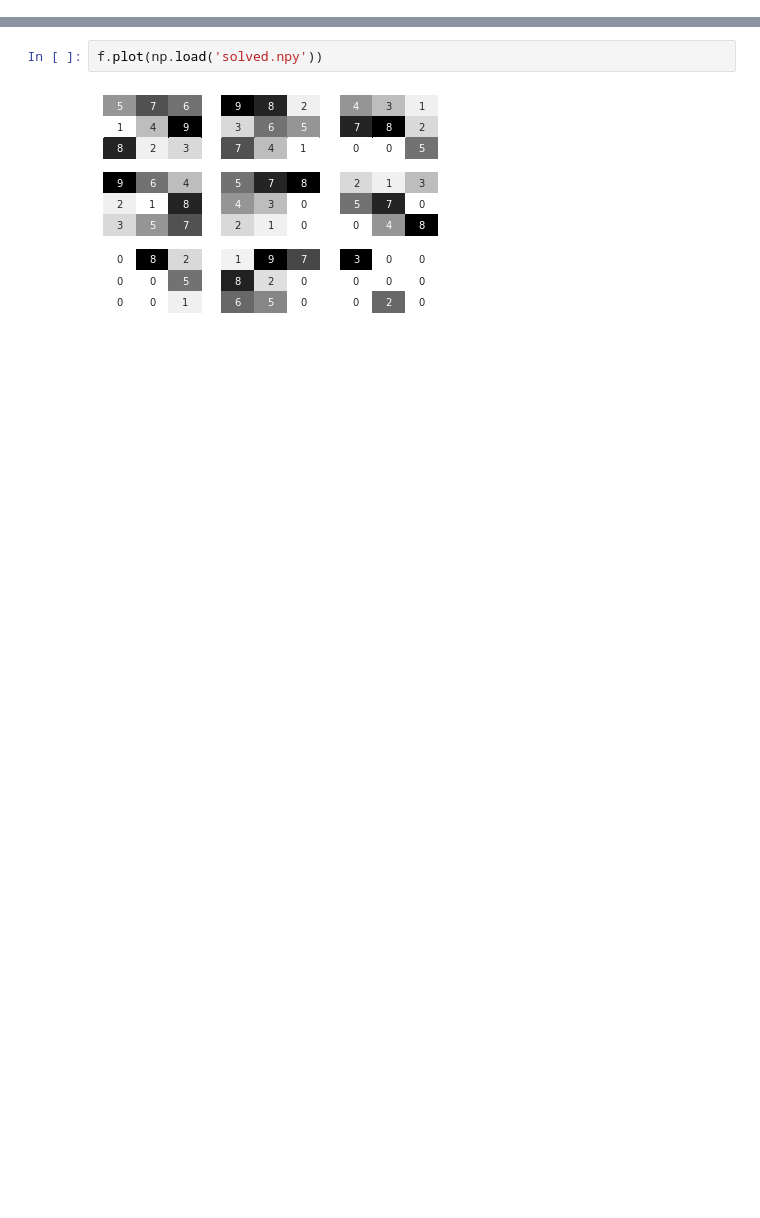
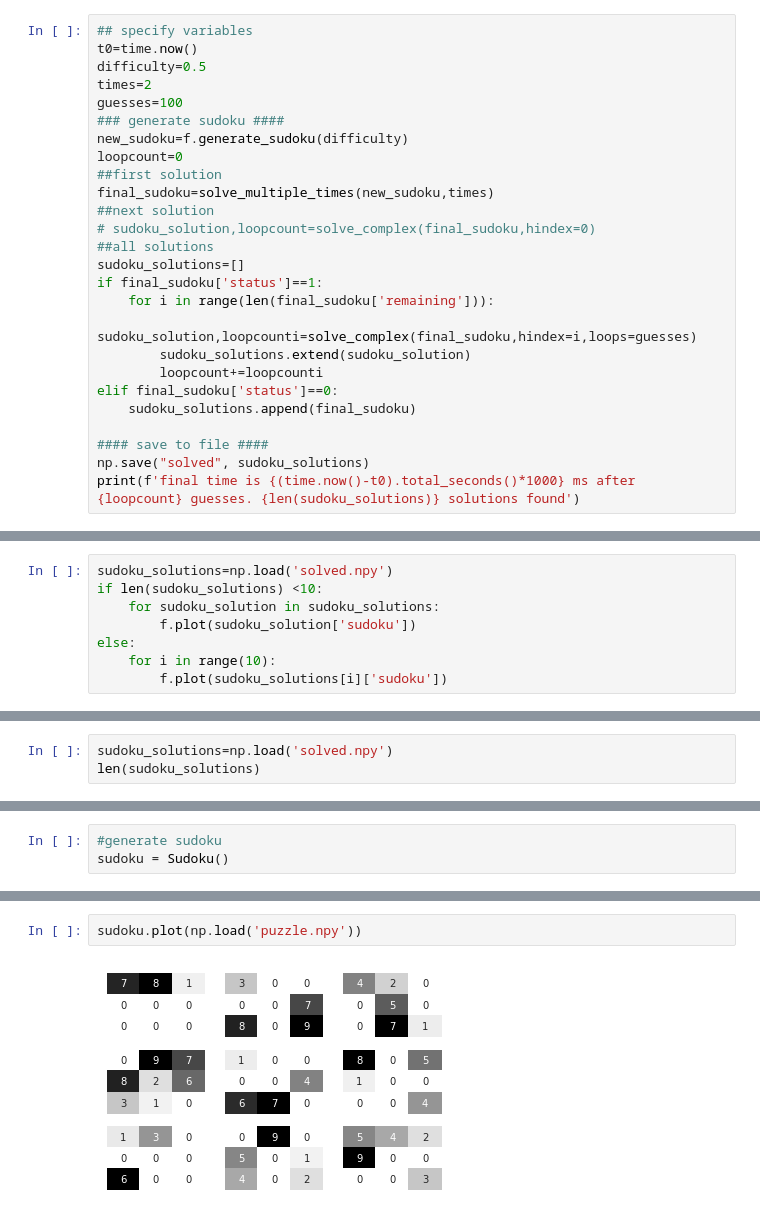
Before and after one commit to thanakijwanavit/sudoku, a Jupyter notebook: solver.ipynb, the cells around one changed output, grey strips where cells are left out. Drawn from its saved outputs; the diff is of its cells as text; blank space fills up the shorter version.

Commit message:
clean up code and make object in the solve.ipynb code

```diff
--- a/solver.ipynb
+++ b/solver.ipynb
@@ -64,0 +69,26 @@ Masked anwser:
+# %%
+## specify variables
+t0=time.now()
+difficulty=0.5
+times=2
+guesses=100
+### generate sudoku ####
+new_sudoku=f.generate_sudoku(difficulty)
+loopcount=0
+##first solution
+final_sudoku=solve_multiple_times(new_sudoku,times)
+##next solution
+# sudoku_solution,loopcount=solve_complex(final_sudoku,hindex=0)
+##all solutions
+sudoku_solutions=[]
+if final_sudoku['status']==1:
+    for i in range(len(final_sudoku['remaining'])):
+        sudoku_solution,loopcounti=solve_complex(final_sudoku,hindex=i,loops=guesses)
+        sudoku_solutions.extend(sudoku_solution)
+        loopcount+=loopcounti
+elif final_sudoku['status']==0:
+    sudoku_solutions.append(final_sudoku)
+
+#### save to file ####
+np.save("solved", sudoku_solutions)
+print(f'final time is {(time.now()-t0).total_seconds()*1000} ms after {loopcount} guesses. {len(sudoku_solutions)} solutions found')
@@ -68,0 +117,8 @@ f.plot(np.load('puzzle.npy'))
+# %%
+sudoku_solutions=np.load('solved.npy')
+if len(sudoku_solutions) <10:
+    for sudoku_solution in sudoku_solutions:
+        f.plot(sudoku_solution['sudoku'])
+else:
+    for i in range(10):
+        f.plot(sudoku_solutions[i]['sudoku'])
@@ -68,0 +129,3 @@ f.plot(np.load('puzzle.npy'))
+# %%
+sudoku_solutions=np.load('solved.npy')
+len(sudoku_solutions)
@@ -68,0 +361,3 @@ f.plot(np.load('puzzle.npy'))
+# %%
+#generate sudoku
+sudoku = Sudoku()
@@ -69,4 +408,4 @@ f.plot(np.load('puzzle.npy'))
 # %%
-f.plot(np.load('solved.npy'))
+sudoku.plot(np.load('puzzle.npy'))
 # %% [output]
-[figure, old version]
+[figure, new version]
```
Also changed, not shown: parts of 10 cells of this notebook, 6 other files.
